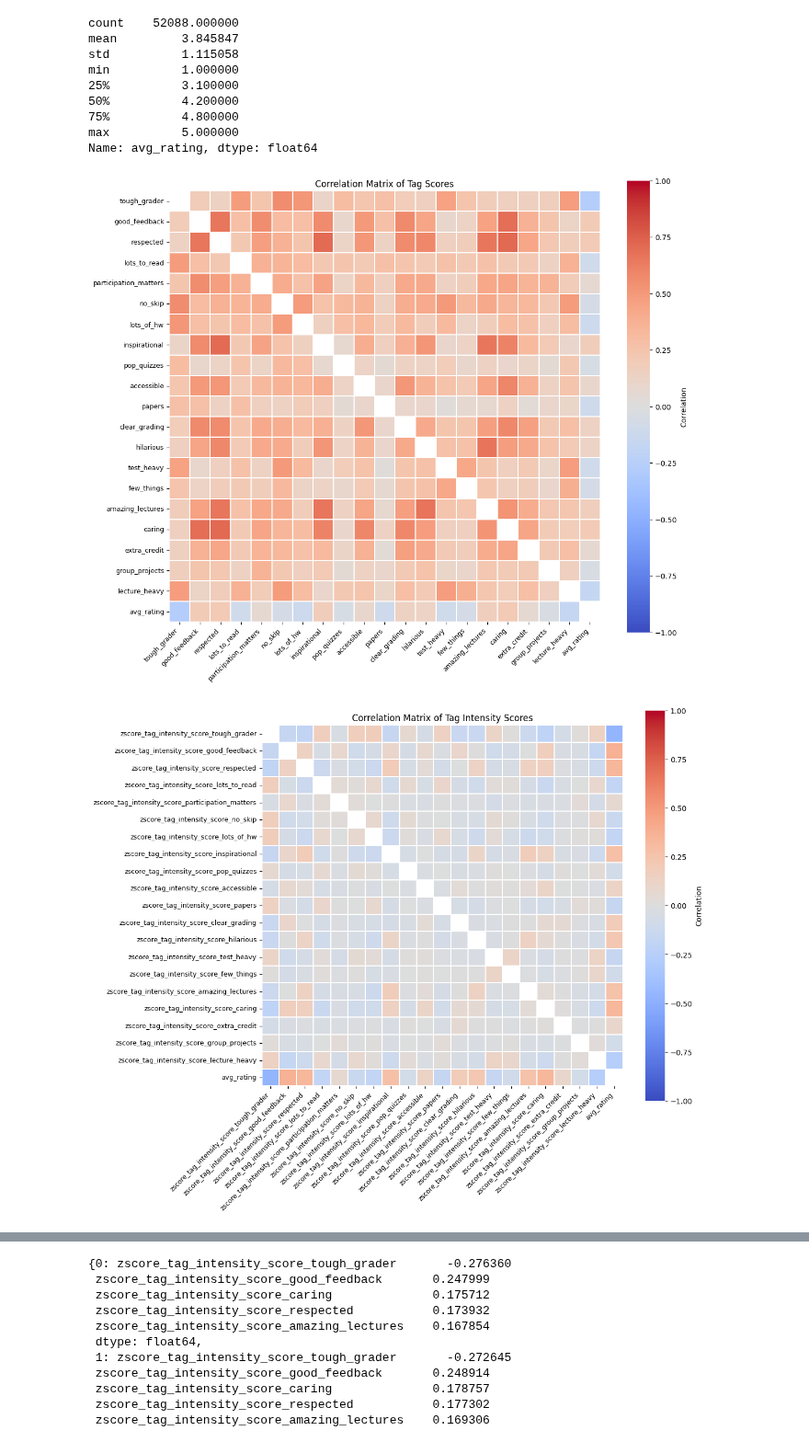
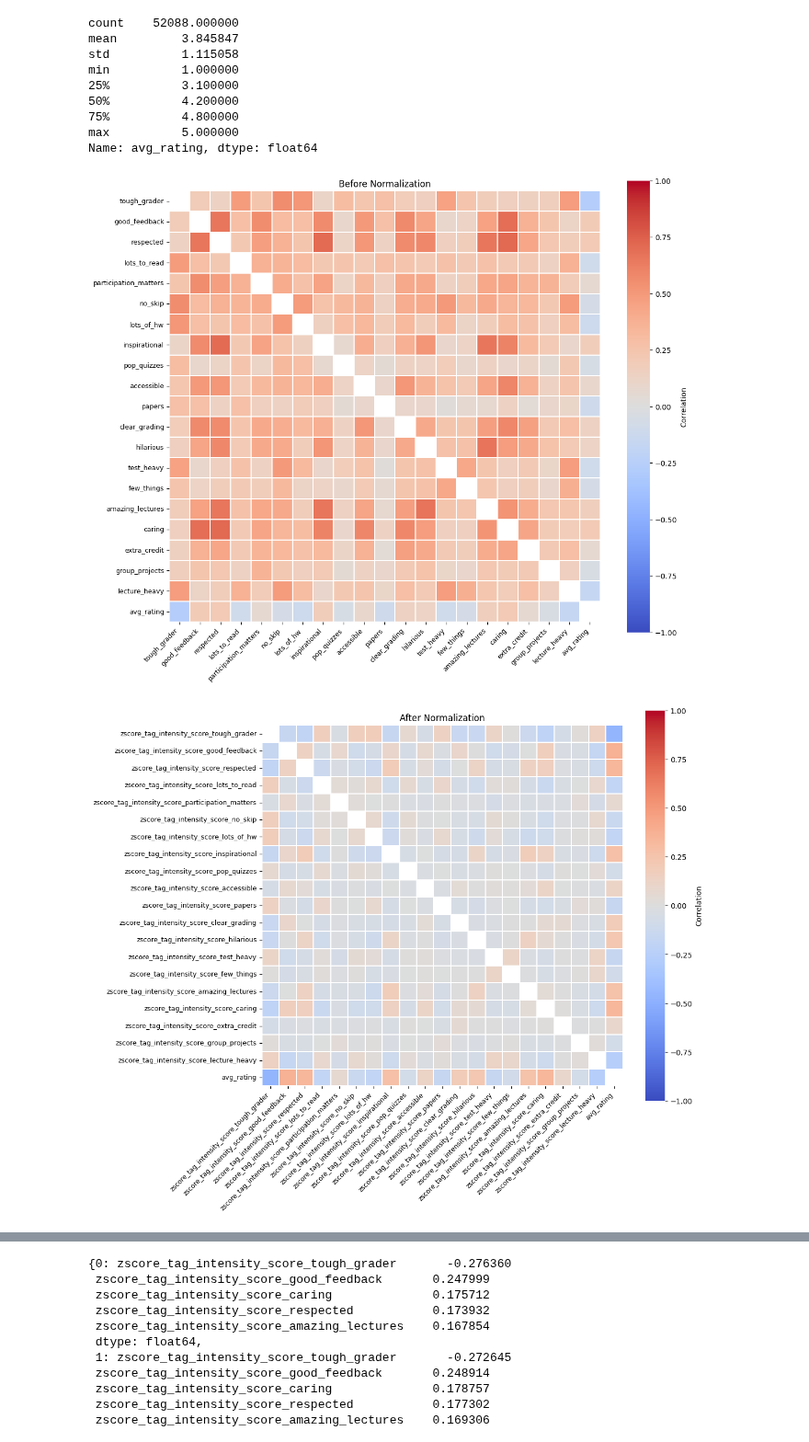
Before and after one commit to paolacalle/ape-capstone, a Jupyter notebook: analysis/q8.ipynb, the cells around one changed output, grey strips where cells are left out. Shown at 92% size. Cells and saved outputs as stored; diff of their text form; code cells hidden in the pictures.

```diff
--- a/analysis/q8.ipynb
+++ b/analysis/q8.ipynb
@@ -81,35 +82,35 @@ sns.heatmap(
 
 plt.xticks(rotation=45, ha="right", fontsize=9)
 plt.yticks(fontsize=9)
-plt.title("Correlation Matrix of Tag Scores")
+plt.title("Before Normalization")
 plt.tight_layout()
 plt.show()
 # %% [output]
-[figure, old version]
+[figure, new version]
 # %%
 tag_cols = z_score_cols + ["avg_rating"]
 corr_matrix = prepared_df[tag_cols].corr()
 diag_mask = np.eye(len(corr_matrix), dtype=bool)
 
 plt.figure(figsize=(12, 10))
 sns.heatmap(
     corr_matrix,
     mask=diag_mask,
     cmap="coolwarm",
     vmin=-1,
     vmax=1,
     center=0,
     square=True,
     linewidths=0.3,
     fmt="",
     cbar_kws={"label": "Correlation"}
 )
 
 
 plt.xticks(rotation=45, ha="right", fontsize=9)
 plt.yticks(fontsize=9)
-plt.title("Correlation Matrix of Tag Intensity Scores")
+plt.title("After Normalization")
 plt.tight_layout()
 plt.show()
 # %% [output]
-[figure, old version]
+[figure, new version]
```
Also changed, not shown: parts of 8 cells of this notebook, 6 other files.
